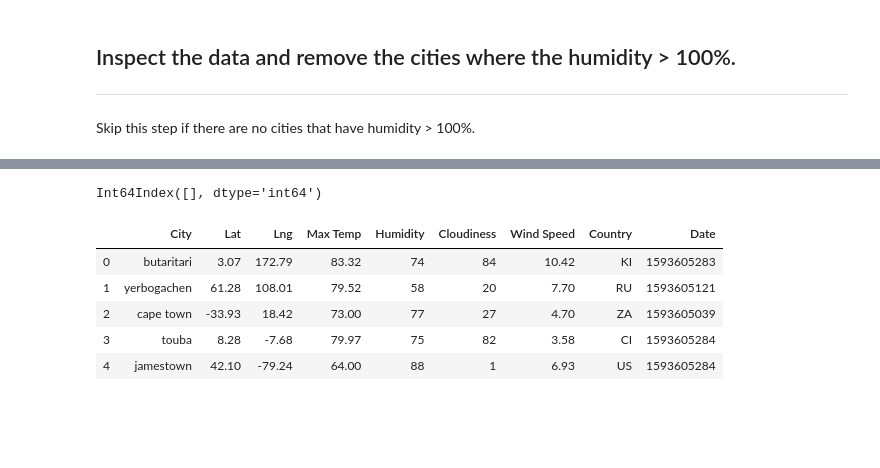
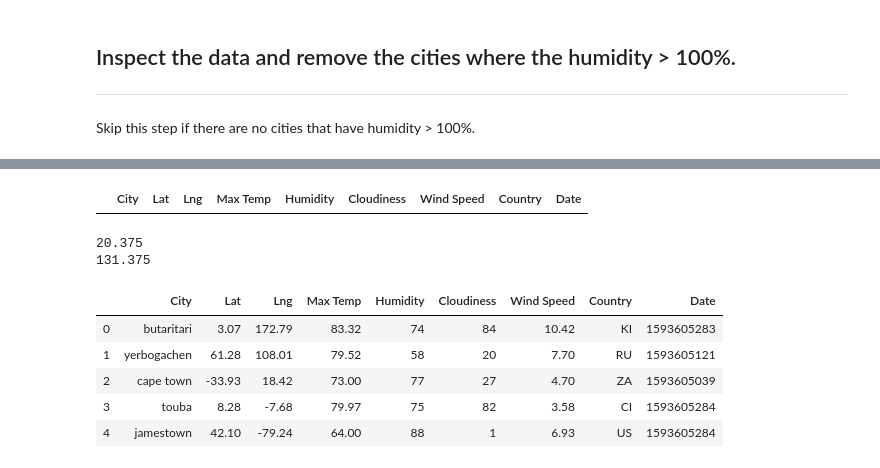
Before and after one commit to JohnShuford/Python-API-Challenge, a Jupyter notebook: WeatherPy/WeatherPy.ipynb, the cells around one changed output, grey strips where cells are left out. Cells and saved outputs as stored; diff of their text form; code cells hidden in the pictures; blank space fills up the shorter version.

```diff
--- a/API/starter_code/WeatherPy.ipynb
+++ b/WeatherPy/WeatherPy.ipynb
@@ -174,7 +161,24 @@ Skip this step if there are no cities that have humidity > 100%.
 # %%
 #  Get the indices of cities that have humidity over 100%.
+humid = city_df.loc[city_df['Humidity'] > 100]
+humid
 # %% [output]
-Int64Index([], dtype='int64')
+|  | City | Lat | Lng | Max Temp | Humidity | Cloudiness | Wind Speed | Country | Date |
+# %%
+humidity_ser = city_df.iloc[:,4]
+quartiles = humidity_ser.quantile([.25,.5,.75])
+lowerq = quartiles[0.25]
+upperq = quartiles[0.75]
+iqr = upperq-lowerq
+lower_bound = lowerq-1.5*iqr
+print(lower_bound)
+upper_bound = upperq+1.5*iqr
+print(upper_bound)
+#outliers = [city_df.iloc[x,4] for x in city_df['Humidity'] if (x > upper_bound) | (x < lower_bound)]
+#print(outliers)
+# %% [output]
+20.375
+131.375
 # %%
 # Make a new DataFrame equal to the city data to drop all humidity outliers by index.
 # Passing "inplace=False" will make a copy of the city_data DataFrame, which we call "clean_city_data".
```
Also changed, not shown: parts of 7 cells of this notebook, 2 other files.
